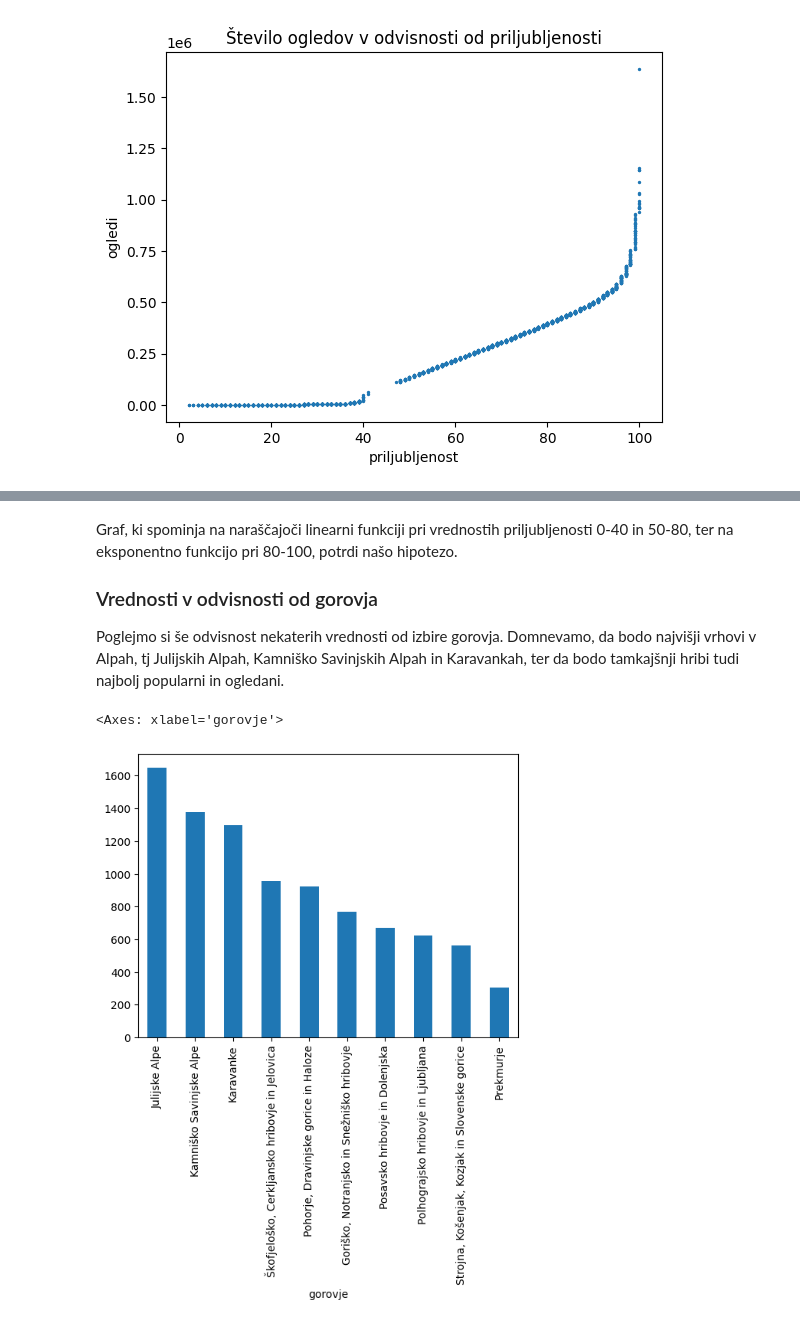
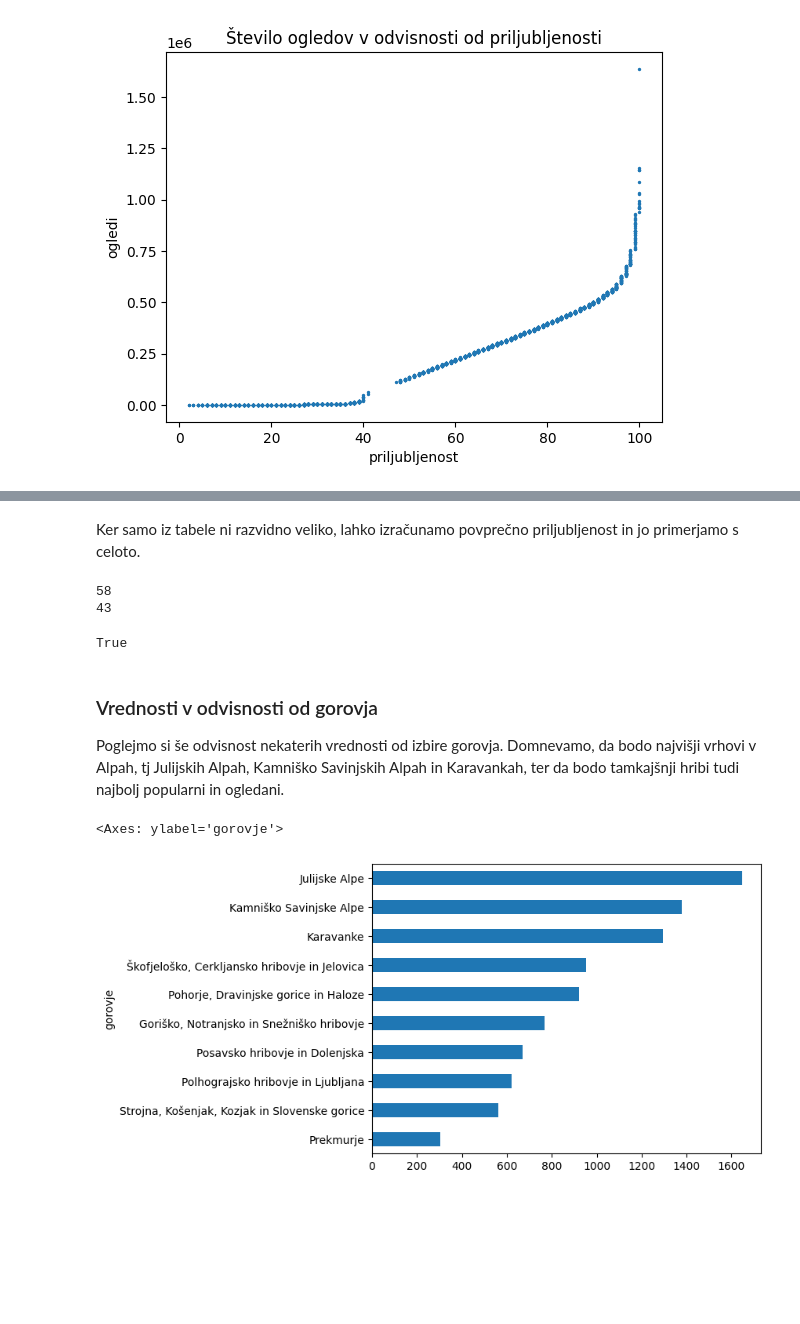
Before and after one commit to emazunter/UVP-projektna-naloga, a Jupyter notebook: analiza_podatkov.ipynb, the cells around one changed output, grey strips where cells are left out. Saved outputs shown, nothing was run; the diff lists cells and outputs as text; code cells hidden in the pictures; blank space fills up the shorter version.

```diff
--- a/analiza_podatkov.ipynb
+++ b/analiza_podatkov.ipynb
@@ -115,13 +138,25 @@ gore.plot.scatter(y = 'ogledi', x = 'priljubljenost', title = 'Število ogledov
+# %% [markdown]
+Ker samo iz tabele ni razvidno veliko, lahko izračunamo povprečno priljubljenost in jo primerjamo s celoto.
+# %%
+povprecna_popularnost_vseh = round((gore.priljubljenost).mean())
+print(povprecna_popularnost_vseh)
+
+povprecna_popularnost_neuvrščeni = round((gibanje_neuvrščenih.priljubljenost).mean())
+print(povprecna_popularnost_neuvrščeni)
+
+povprecna_popularnost_neuvrščeni < povprecna_popularnost_vseh
+# %% [output]
+58
+43
+True
 # %% [markdown]
-Graf, ki spominja na naraščajoči linearni funkciji pri vrednostih priljubljenosti 0-40 in 50-80, ter na eksponentno funkcijo pri 80-100, potrdi našo hipotezo.
-
 ### Vrednosti v odvisnosti od gorovja
 
 Poglejmo si še odvisnost nekaterih vrednosti od izbire gorovja. Domnevamo, da bodo najvišji vrhovi v Alpah, tj Julijskih Alpah, Kamniško Savinjskih Alpah in Karavankah, ter da bodo tamkajšnji hribi tudi najbolj popularni in ogledani.
 # %%
 visine_po_gorovjih = gore.groupby(by='gorovje')['višina'].mean()
-visine_po_gorovjih.sort_values(inplace=True, ascending=False)
-visine_po_gorovjih.plot.bar()
+visine_po_gorovjih.sort_values(inplace=True, ascending=True)
+visine_po_gorovjih.plot.barh()
 # %% [output]
-<Axes: xlabel='gorovje'>
+<Axes: ylabel='gorovje'>
-[figure, old version]
+[figure, new version]
```
Also changed, not shown: parts of 12 cells of this notebook.
